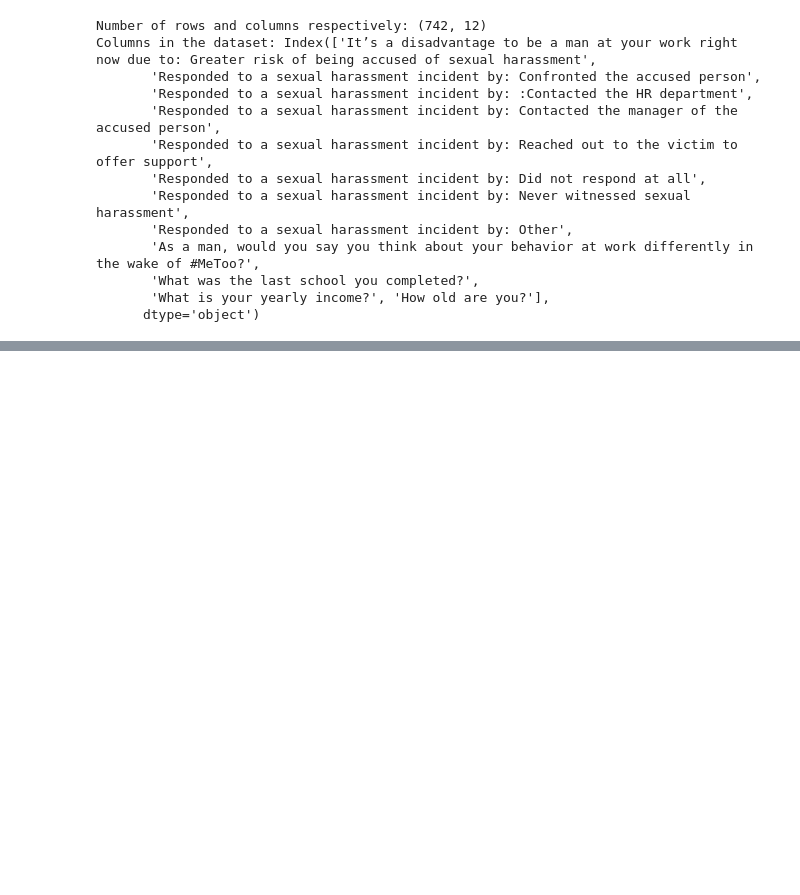
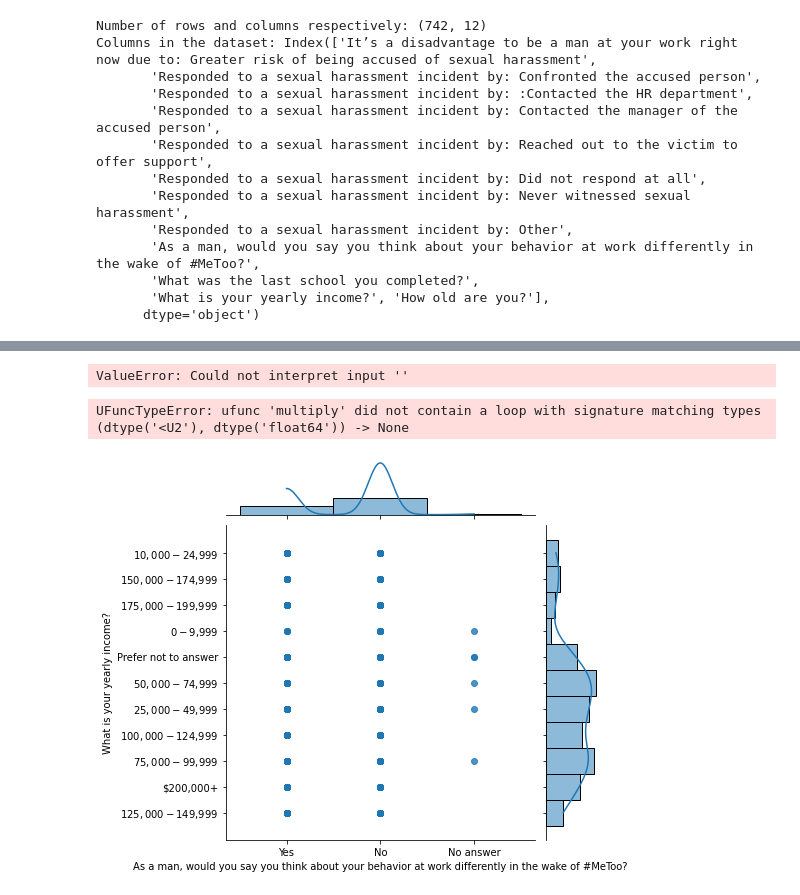
Before and after one commit to data301-2021-winter1/group20-project-, a Jupyter notebook: notebooks/analysis2.ipynb, the cells around one changed output, grey strips where cells are left out. Drawn from its saved outputs; the diff is of its cells as text; code cells hidden in the pictures; blank space fills up the shorter version.

```diff
--- a/notebooks/analysis2.ipynb
+++ b/notebooks/analysis2.ipynb
@@ -402 +431,21 @@ sur.describe(include='object').T
+# %%
+df2 = sur.sort_values('What was the last school you completed?')
+df3 = pd.melt(df2, id_vars="What was the last school you completed?", value_vars=['Responded to a sexual harassment incident by: Confronted the accused person',
+       'Responded to a sexual harassment incident by: :Contacted the HR department',
+       'Responded to a sexual harassment incident by: Contacted the manager of the accused person',
+       'Responded to a sexual harassment incident by: Reached out to the victim to offer support',
+       'Responded to a sexual harassment incident by: Did not respond at all',
+       'Responded to a sexual harassment incident by: Never witnessed sexual harassment',
+       'Responded to a sexual harassment incident by: Other'],var_name ='What was the last school you completed?', value_name ='Recognization')
+ax = sns.catplot(x="What was the last school you completed?",y="",hue="Region",data = sur,kind ="bar")
+ax.fig.suptitle("Relationship between Game Sales and Genre")
+ax.fig.set_size_inches(20,5)
+plt.show()
+# %% [output]
+ValueError: Could not interpret input ''
+# %%
+sns.jointplot(y='What is your yearly income?', x='As a man, would you say you think about your behavior at work differently in the wake of #MeToo?', data=sur, kind='reg')
+# %% [output]
+UFuncTypeError: ufunc 'multiply' did not contain a loop with signature matching types (dtype('<U2'), dtype('float64')) -> None
+[figure, added]
 # %%
```
Also changed, not shown: parts of 8 cells of this notebook.
